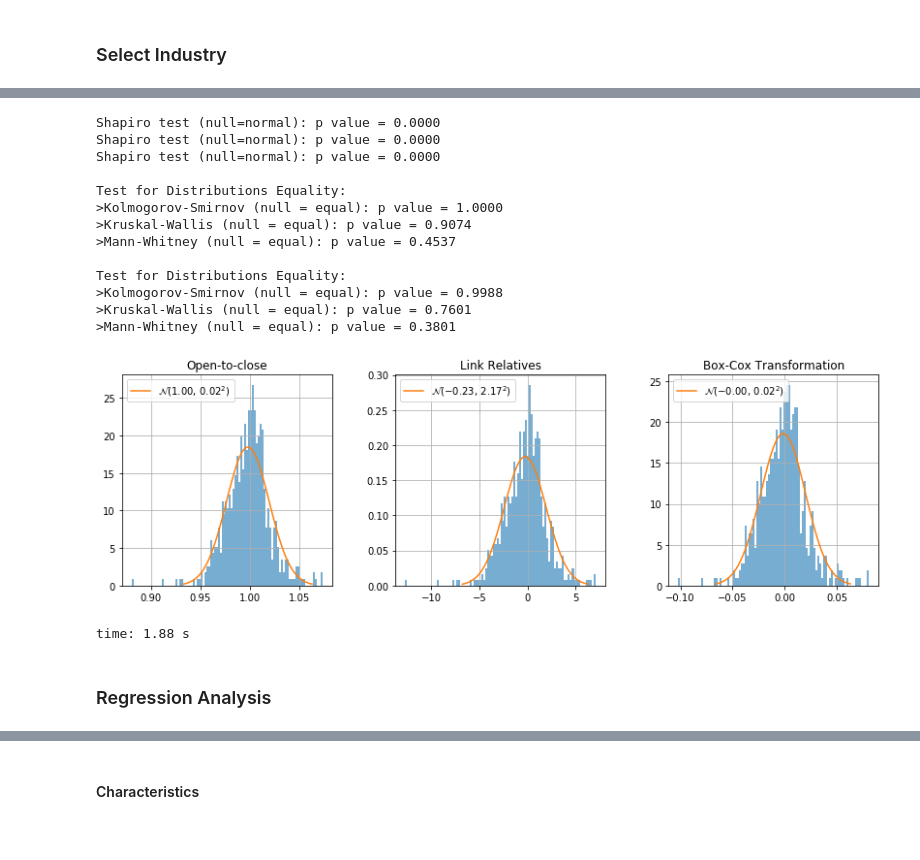
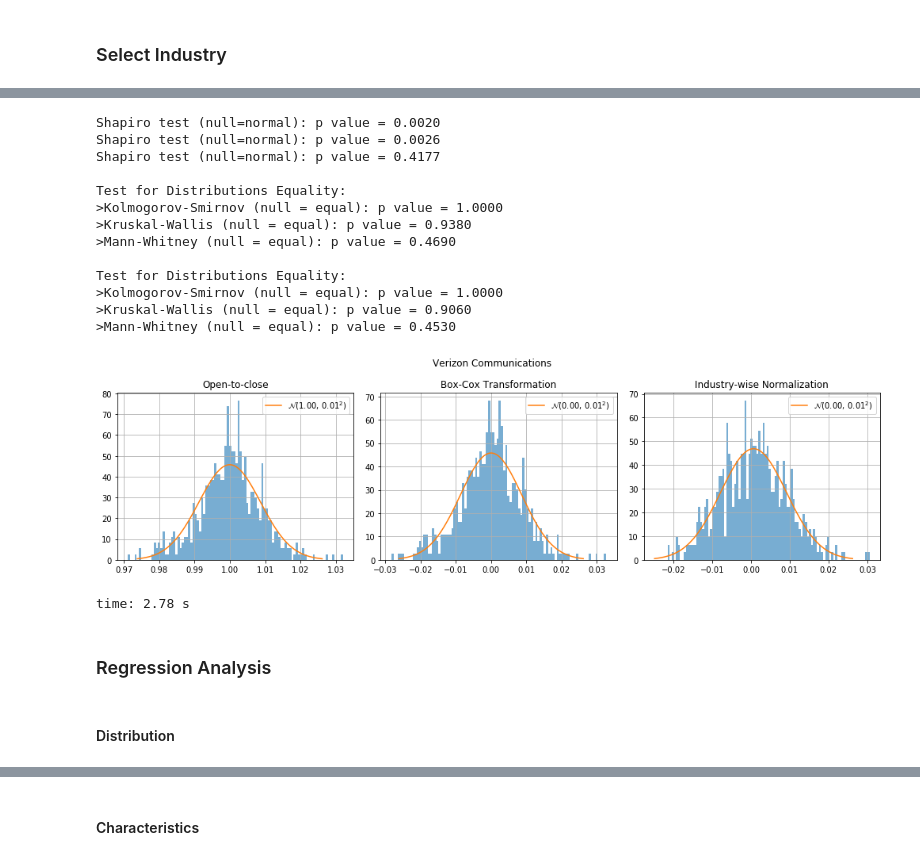
Before and after one commit to Chaoste/nlp-stocks, a Jupyter notebook: research/15.0-Stocks-Regression-Analysis.ipynb, the cells around one changed output, grey strips where cells are left out. Drawn from its saved outputs; the diff is of its cells as text; code cells hidden in the pictures.

```diff
--- a/research/15.0-Stocks-Regression-Analysis.ipynb
+++ b/research/15.0-Stocks-Regression-Analysis.ipynb
@@ -138,25 +134,32 @@ time: 184 ms
 # %%
 fig, axes = plt.subplots(1, 3, figsize=(14, 4))
 plot.compare_with_normal(price.otc, 'Open-to-close', ax=axes[0])
-plot.compare_with_normal(price.lret, 'Link Relatives', ax=axes[1])
-plot.compare_with_normal(price.boxcox, 'Box-Cox Transformation', ax=axes[2])
+plot.compare_with_normal(price.boxcox, 'Box-Cox Transformation', ax=axes[1])
+plot.compare_with_normal(price.boxcox - ind_means[securities.get_industry(sym)], 'Industry-wise Normalization', ax=axes[2])
+fig.suptitle(securities.get_company_name(sym))
+fig.tight_layout()
+plt.subplots_adjust(top=0.83)
+# fig.savefig(f'data-preprocessing-{sym}.pdf')
+
 regr.compare_distributions(price.otc - 1, price.lret / 100)
 regr.compare_distributions(price.boxcox, price.lret / 100)
 # %% [output]
-Shapiro test (null=normal): p value = 0.0000
-Shapiro test (null=normal): p value = 0.0000
-Shapiro test (null=normal): p value = 0.0000
+Shapiro test (null=normal): p value = 0.0020
+Shapiro test (null=normal): p value = 0.0026
+Shapiro test (null=normal): p value = 0.4177
 
 Test for Distributions Equality:
 >Kolmogorov-Smirnov (null = equal): p value = 1.0000
->Kruskal-Wallis (null = equal): p value = 0.9074
->Mann-Whitney (null = equal): p value = 0.4537
+>Kruskal-Wallis (null = equal): p value = 0.9380
+>Mann-Whitney (null = equal): p value = 0.4690
 
 Test for Distributions Equality:
->Kolmogorov-Smirnov (null = equal): p value = 0.9988
->Kruskal-Wallis (null = equal): p value = 0.7601
->Mann-Whitney (null = equal): p value = 0.3801
+>Kolmogorov-Smirnov (null = equal): p value = 1.0000
+>Kruskal-Wallis (null = equal): p value = 0.9060
+>Mann-Whitney (null = equal): p value = 0.4530
-[figure, old version]
+[figure, new version]
-time: 1.88 s
+time: 2.78 s
 # %% [markdown]
 ### Regression Analysis
+# %% [markdown]
+#### Distribution
```
Also changed, not shown: parts of 76 cells of this notebook, 5 other files.
